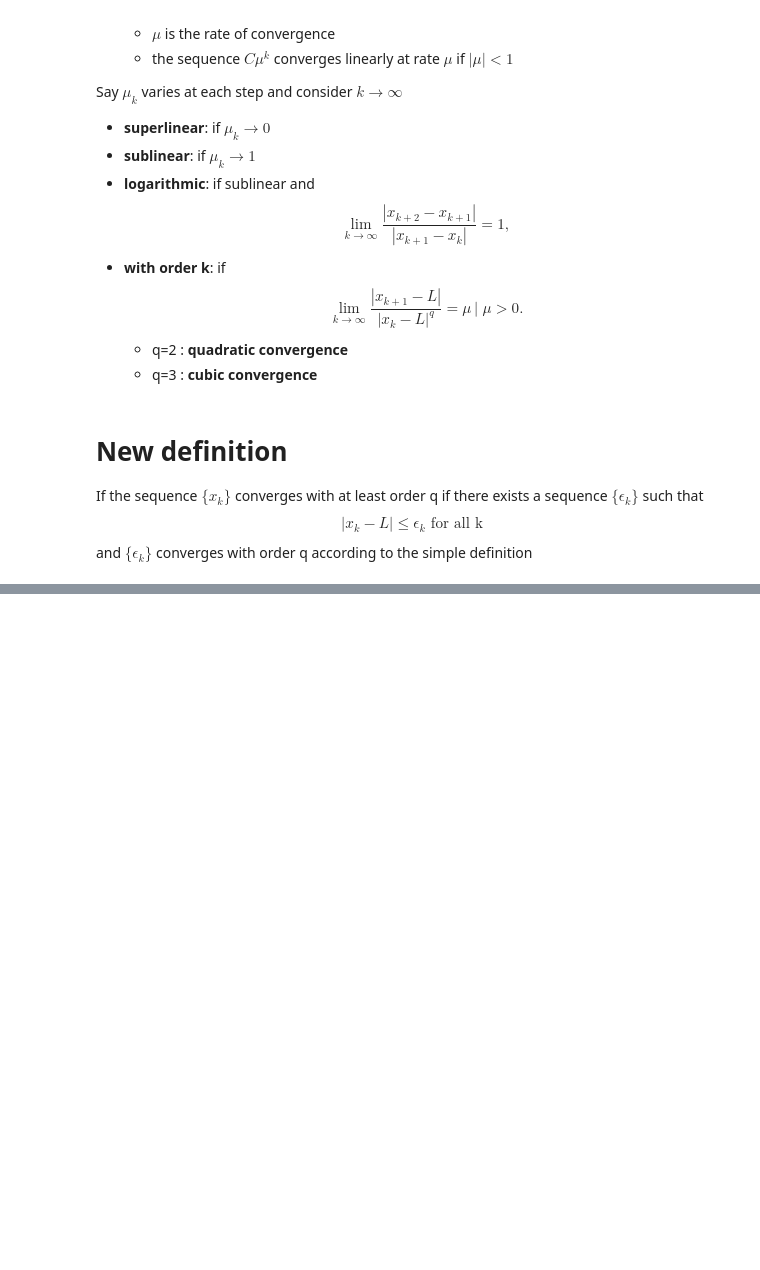
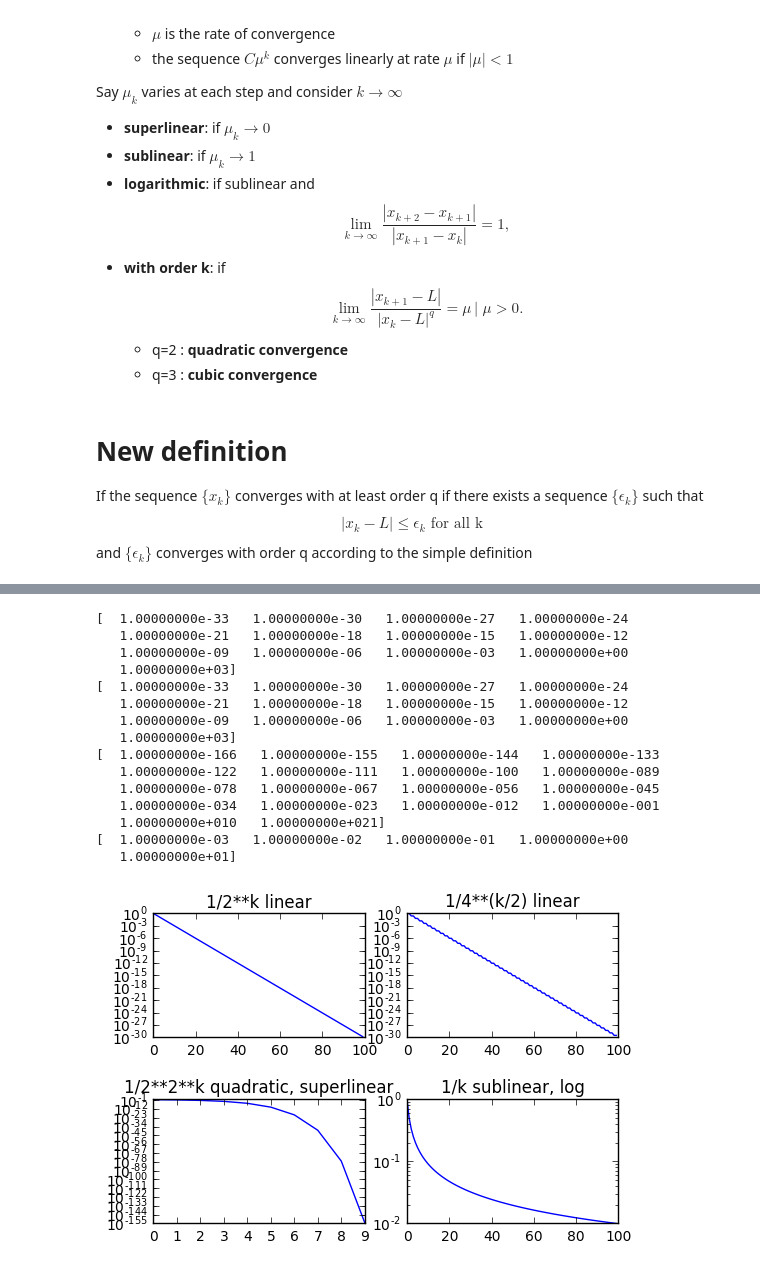
Before and after one commit to john-von-seneca/scribbles, a Jupyter notebook: optimization/Rate of convergence.ipynb, the cells around one changed output, grey strips where cells are left out. Drawn from its saved outputs; the diff is of its cells as text; code cells hidden in the pictures; blank space fills up the shorter version.

```diff
--- a/optimization/Rate of convergence.ipynb
+++ b/optimization/Rate of convergence.ipynb
@@ -115,0 +148,33 @@ $$
+# %%
+a = ['1/2**k linear'] + [1/2**k for k in range(100)]
+b = ['1/4**(k/2) linear'] + [1/(4**math.floor(k/2)) for k in range(100)]
+c = ['1/2**2**k quadratic, superlinear'] + [1/2**(2**k) for k in range(10)]
+d = ['1/k sublinear, log'] + [1/(k+1) for k in range(100)]
+pts_all = [a, b, c, d]
+
+fig = plt.figure()
+for ix, aa in enumerate(pts_all):
+    ax = fig.add_subplot(2,2,ix+1)
+    ax.plot(aa[1:])
+    ax.set_yscale('log')
+    ax.set_title(aa[0])
+    print(ax.get_yticks())
+fig.subplots_adjust(hspace=.5)
+plt.show()
+# %% [output]
+[  1.00000000e-33   1.00000000e-30   1.00000000e-27   1.00000000e-24
+   1.00000000e-21   1.00000000e-18   1.00000000e-15   1.00000000e-12
+   1.00000000e-09   1.00000000e-06   1.00000000e-03   1.00000000e+00
+   1.00000000e+03]
+[  1.00000000e-33   1.00000000e-30   1.00000000e-27   1.00000000e-24
+   1.00000000e-21   1.00000000e-18   1.00000000e-15   1.00000000e-12
+   1.00000000e-09   1.00000000e-06   1.00000000e-03   1.00000000e+00
+   1.00000000e+03]
+[  1.00000000e-166   1.00000000e-155   1.00000000e-144   1.00000000e-133
+   1.00000000e-122   1.00000000e-111   1.00000000e-100   1.00000000e-089
+   1.00000000e-078   1.00000000e-067   1.00000000e-056   1.00000000e-045
+   1.00000000e-034   1.00000000e-023   1.00000000e-012   1.00000000e-001
+   1.00000000e+010   1.00000000e+021]
+[  1.00000000e-03   1.00000000e-02   1.00000000e-01   1.00000000e+00
+   1.00000000e+01]
+[figure, added]
```
Also changed, not shown: parts of 7 cells of this notebook, 9 other files.
